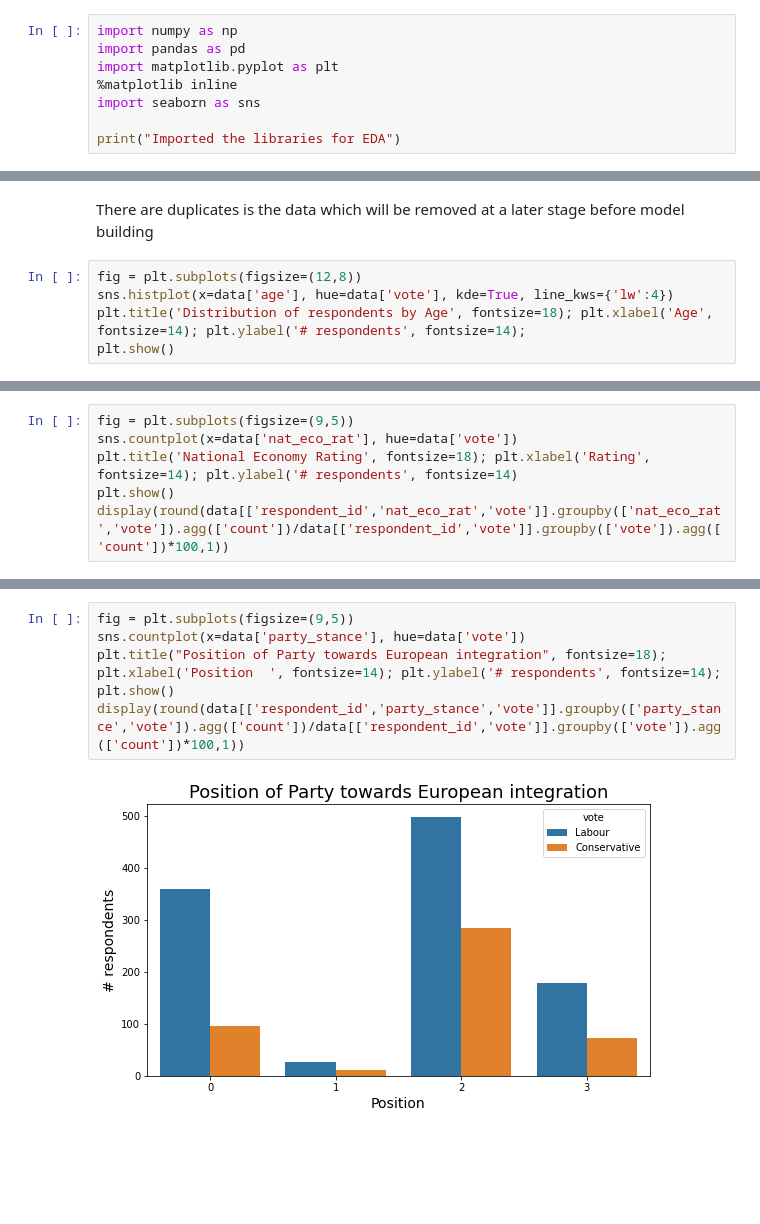
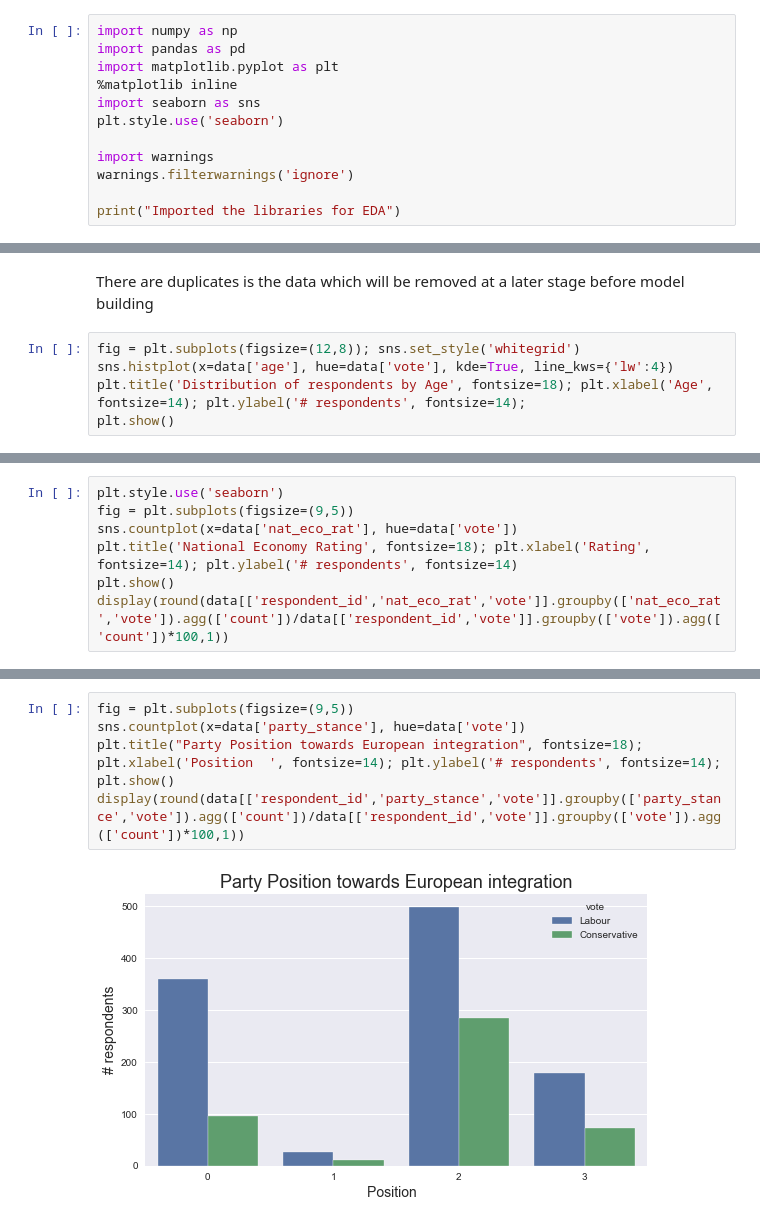
Before and after one commit to sarang-manohar/hogwarts, a Jupyter notebook: academia/machineLearning/code/machine-learning_election-data.ipynb, the cells around one changed output, grey strips where cells are left out. Saved outputs shown, nothing was run; the diff lists cells and outputs as text; blank space fills up the shorter version.

```diff
--- a/academia/machineLearning/code/machine-learning_election-data.ipynb
+++ b/academia/machineLearning/code/machine-learning_election-data.ipynb
@@ -4,6 +4,10 @@ import pandas as pd
 import matplotlib.pyplot as plt
 %matplotlib inline
 import seaborn as sns
+plt.style.use('seaborn')
+
+import warnings
+warnings.filterwarnings('ignore')
 
 print("Imported the libraries for EDA")
 # %% [output]
@@ -97,7 +101,7 @@ data[dup]
 # %% [markdown]
 There are duplicates is the data which will be removed at a later stage before model building
 # %%
-fig = plt.subplots(figsize=(12,8))
+fig = plt.subplots(figsize=(12,8)); sns.set_style('whitegrid')
 sns.histplot(x=data['age'], hue=data['vote'], kde=True, line_kws={'lw':4})
 plt.title('Distribution of respondents by Age', fontsize=18); plt.xlabel('Age', fontsize=14); plt.ylabel('# respondents', fontsize=14);
 plt.show()
@@ -106,4 +110,5 @@ plt.show()
 # %%
+plt.style.use('seaborn')
 fig = plt.subplots(figsize=(9,5))
 sns.countplot(x=data['nat_eco_rat'], hue=data['vote'])
 plt.title('National Economy Rating', fontsize=18); plt.xlabel('Rating', fontsize=14); plt.ylabel('# respondents', fontsize=14)
@@ -216,11 +221,11 @@ display(round(data[['respondent_id','europe','vote']].groupby(['europe','vote'])
 # %%
 fig = plt.subplots(figsize=(9,5))
 sns.countplot(x=data['party_stance'], hue=data['vote'])
-plt.title("Position of Party towards European integration", fontsize=18); plt.xlabel('Position  ', fontsize=14); plt.ylabel('# respondents', fontsize=14);
+plt.title("Party Position towards European integration", fontsize=18); plt.xlabel('Position  ', fontsize=14); plt.ylabel('# respondents', fontsize=14);
 plt.show()
 display(round(data[['respondent_id','party_stance','vote']].groupby(['party_stance','vote']).agg(['count'])/data[['respondent_id','vote']].groupby(['vote']).agg(['count'])*100,1))
 # %% [output]
-[figure, old version]
+[figure, new version]
 |  |  | respondent_id |
 |  |  | count |
 | party_stance | vote |  |
```
Also changed, not shown: parts of 35 cells of this notebook.
